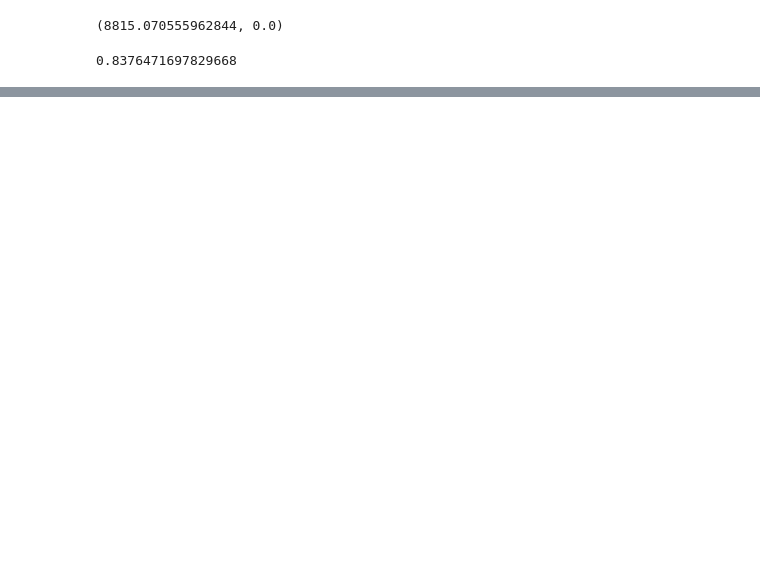
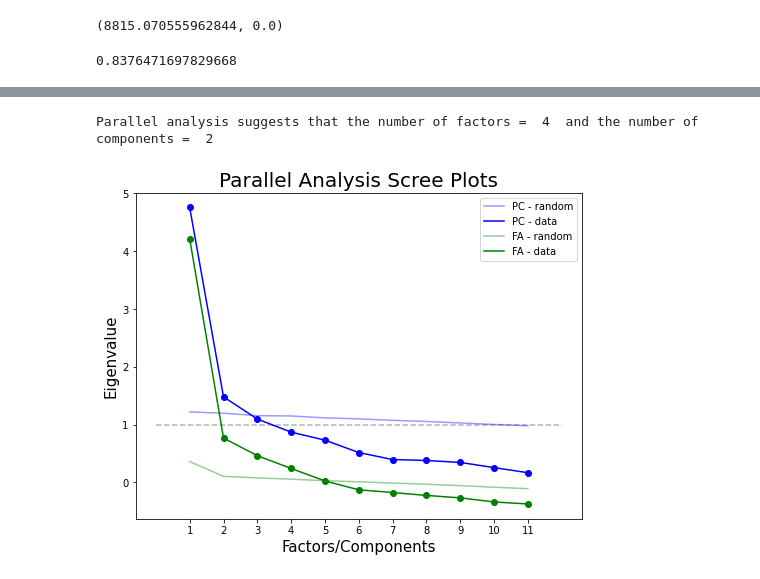
Before and after one commit to balla-a/multistat, a Jupyter notebook: MultiStat.ipynb, the cells around one changed output, grey strips where cells are left out. Drawn from its saved outputs; the diff is of its cells as text; code cells hidden in the pictures; blank space fills up the shorter version.

```diff
--- a/MultiStat.ipynb
+++ b/MultiStat.ipynb
@@ -236,33 +272,38 @@ def _HornParallelAnalysis(data, K=10, printEigenvalues=False):
         print('Factor eigenvalues for random matrix:\n', avgFactorEigens)
         print('Principal component eigenvalues for data:\n', dataEv[0])
         print('Factor eigenvalues for data:\n', dataEv[1])
     # Find the suggested stopping points
     suggestedFactors = sum((dataEv[1] - avgFactorEigens) > 0)
     suggestedComponents = sum((dataEv[0] - avgComponentEigens) > 0)
     print('Parallel analysis suggests that the number of factors = ', suggestedFactors , ' and the number of components = ', suggestedComponents)
 
 
     ################
     ### Plot the eigenvalues against the number of variables
     ################
     # Line for eigenvalue 1
     plt.plot([0, m+1], [1, 1], 'k--', alpha=0.3)
     # For the random data - Components
     plt.plot(range(1, m+1), avgComponentEigens, 'b', label='PC - random', alpha=0.4)
     # For the Data - Components
     plt.scatter(range(1, m+1), dataEv[0], c='b', marker='o')
     plt.plot(range(1, m+1), dataEv[0], 'b', label='PC - data')
     # For the random data - Factors
     plt.plot(range(1, m+1), avgFactorEigens, 'g', label='FA - random', alpha=0.4)
     # For the Data - Factors
     plt.scatter(range(1, m+1), dataEv[1], c='g', marker='o')
     plt.plot(range(1, m+1), dataEv[1], 'g', label='FA - data')
     plt.title('Parallel Analysis Scree Plots', {'fontsize': 20})
     plt.xlabel('Factors/Components', {'fontsize': 15})
     plt.xticks(ticks=range(1, m+1), labels=range(1, m+1))
     plt.ylabel('Eigenvalue', {'fontsize': 15})
     plt.legend()
     plt.show();
+
+_HornParallelAnalysis(df)
+# %% [output]
+Parallel analysis suggests that the number of factors =  4  and the number of components =  2
+[figure, added]
 # %%
 _HornParallelAnalysis(df)
 # %% [output]
```
Also changed, not shown: parts of 16 cells of this notebook.
